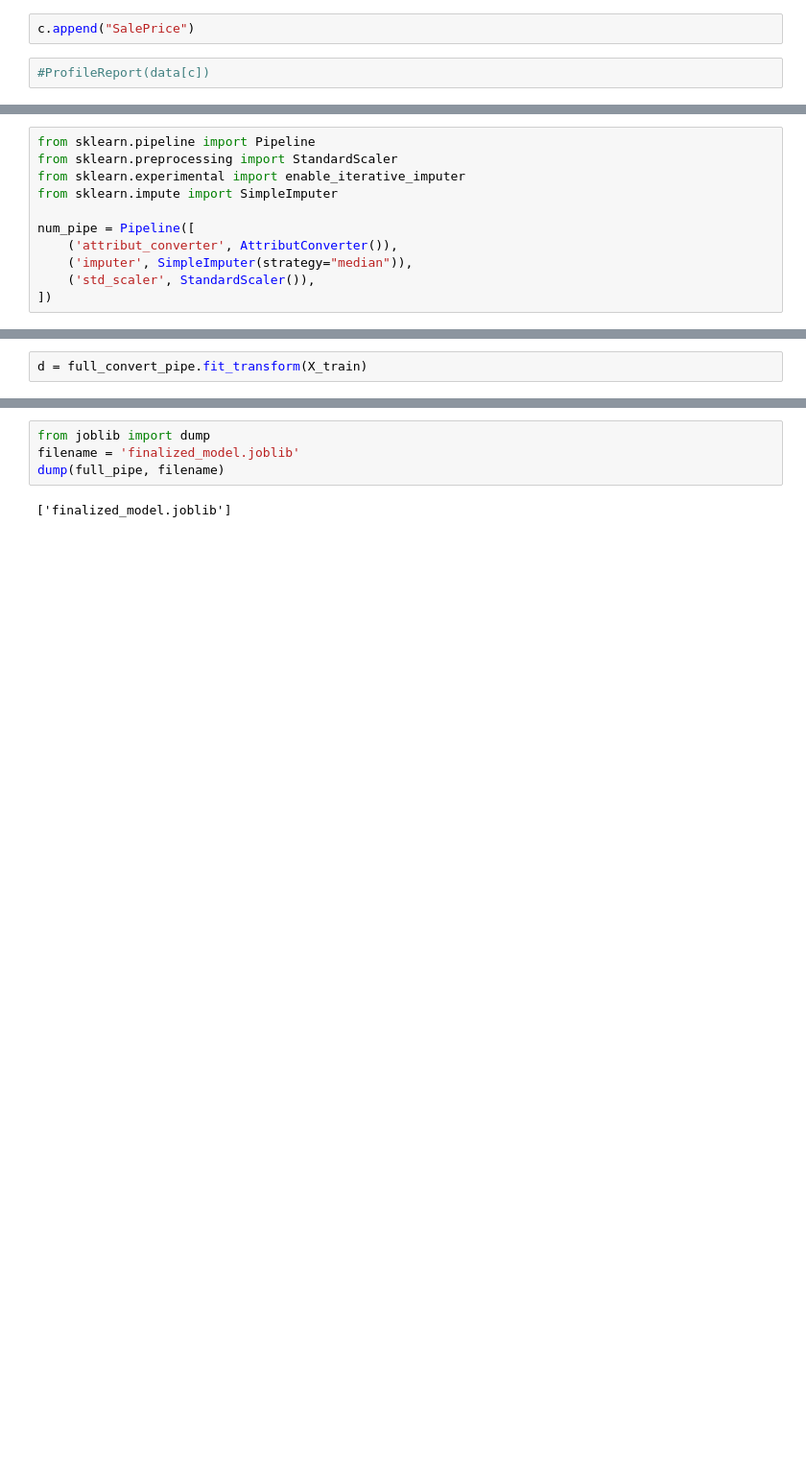
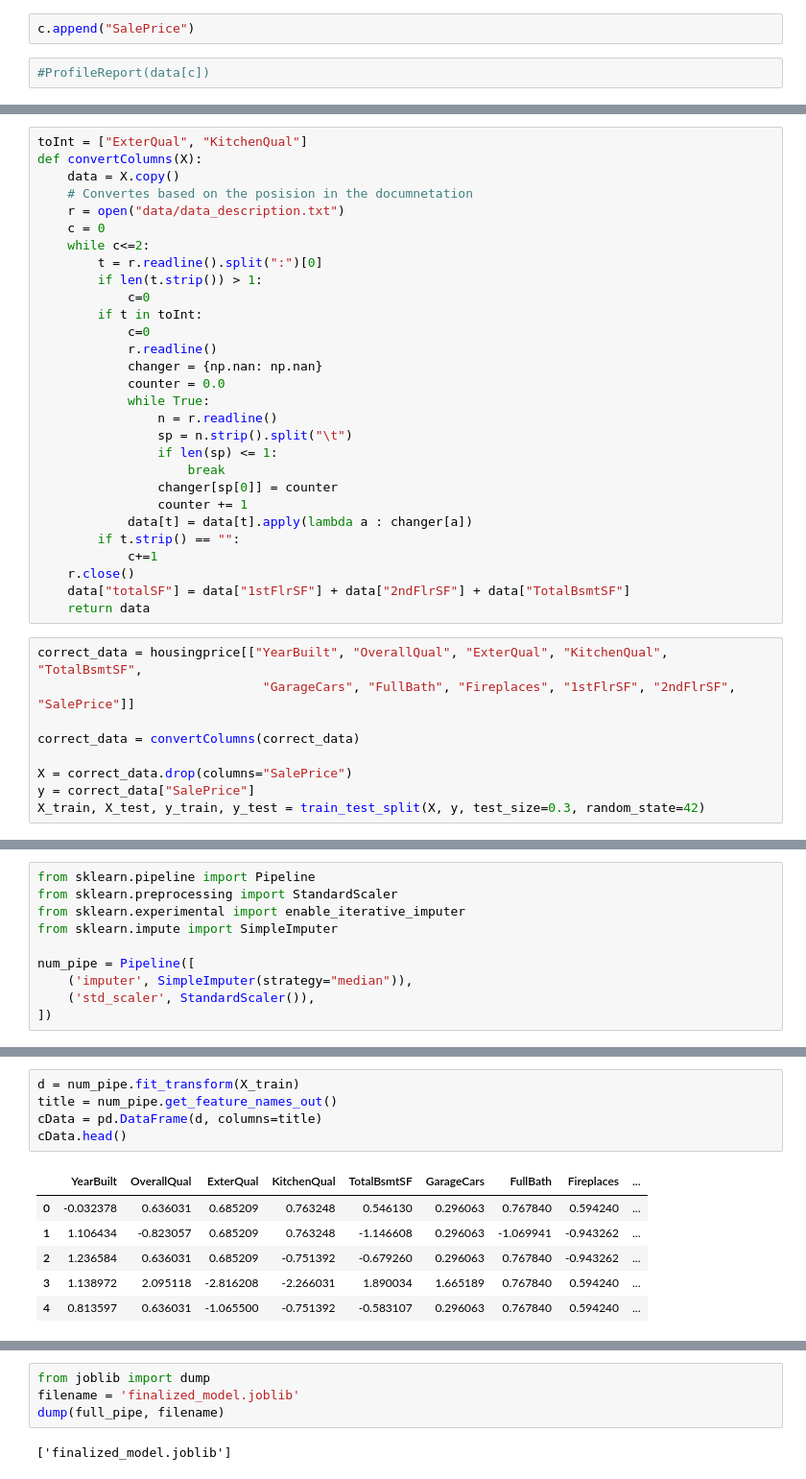
Before and after one commit to 591337/HousingPrice, a Jupyter notebook: HousingPrices.ipynb, the cells around one changed output, grey strips where cells are left out. Shown at 96% size. Saved outputs shown, nothing was run; the diff lists cells and outputs as text; blank space fills up the shorter version.

```diff
--- a/HousingPrices.ipynb
+++ b/HousingPrices.ipynb
@@ -402,0 +349,38 @@ class AttributConverter:
+# %%
+toInt = ["ExterQual", "KitchenQual"]
+def convertColumns(X):
+    data = X.copy()
+    # Convertes based on the posision in the documnetation
+    r = open("data/data_description.txt")
+    c = 0
+    while c<=2:
+        t = r.readline().split(":")[0]
+        if len(t.strip()) > 1:
+            c=0
+        if t in toInt:
+            c=0
+            r.readline()
+            changer = {np.nan: np.nan}
+            counter = 0.0
+            while True:
+                n = r.readline()
+                sp = n.strip().split("\t")
+                if len(sp) <= 1:
+                    break
+                changer[sp[0]] = counter
+                counter += 1
+            data[t] = data[t].apply(lambda a : changer[a])
+        if t.strip() == "":
+            c+=1
+    r.close()
+    data["totalSF"] = data["1stFlrSF"] + data["2ndFlrSF"] + data["TotalBsmtSF"]
+    return data
+# %%
+correct_data = housingprice[["YearBuilt", "OverallQual", "ExterQual", "KitchenQual", "TotalBsmtSF",
+                              "GarageCars", "FullBath", "Fireplaces", "1stFlrSF", "2ndFlrSF", "SalePrice"]]
+
+correct_data = convertColumns(correct_data)
+
+X = correct_data.drop(columns="SalePrice")
+y = correct_data["SalePrice"]
+X_train, X_test, y_train, y_test = train_test_split(X, y, test_size=0.3, random_state=42)
@@ -407,7 +393,6 @@ from sklearn.experimental import enable_iterative_imputer
 from sklearn.impute import SimpleImputer
 
 num_pipe = Pipeline([
-    ('attribut_converter', AttributConverter()),
     ('imputer', SimpleImputer(strategy="median")),
     ('std_scaler', StandardScaler()),
 ])
@@ -429,2 +399,12 @@ full_convert_pipe = ColumnTransformer([
 # %%
-d = full_convert_pipe.fit_transform(X_train)
+d = num_pipe.fit_transform(X_train)
+title = num_pipe.get_feature_names_out()
+cData = pd.DataFrame(d, columns=title)
+cData.head()
+# %% [output]
+|  | YearBuilt | OverallQual | ExterQual | KitchenQual | TotalBsmtSF | GarageCars | FullBath | Fireplaces | ... |
+| 0 | -0.032378 | 0.636031 | 0.685209 | 0.763248 | 0.546130 | 0.296063 | 0.767840 | 0.594240 | ... |
+| 1 | 1.106434 | -0.823057 | 0.685209 | 0.763248 | -1.146608 | 0.296063 | -1.069941 | -0.943262 | ... |
+| 2 | 1.236584 | 0.636031 | 0.685209 | -0.751392 | -0.679260 | 0.296063 | 0.767840 | -0.943262 | ... |
+| 3 | 1.138972 | 2.095118 | -2.816208 | -2.266031 | 1.890034 | 1.665189 | 0.767840 | 0.594240 | ... |
+| 4 | 0.813597 | 0.636031 | -1.065500 | -0.751392 | -0.583107 | 0.296063 | 0.767840 | 0.594240 | ... |
```
Also changed, not shown: parts of 69 cells of this notebook, 1 other file.
